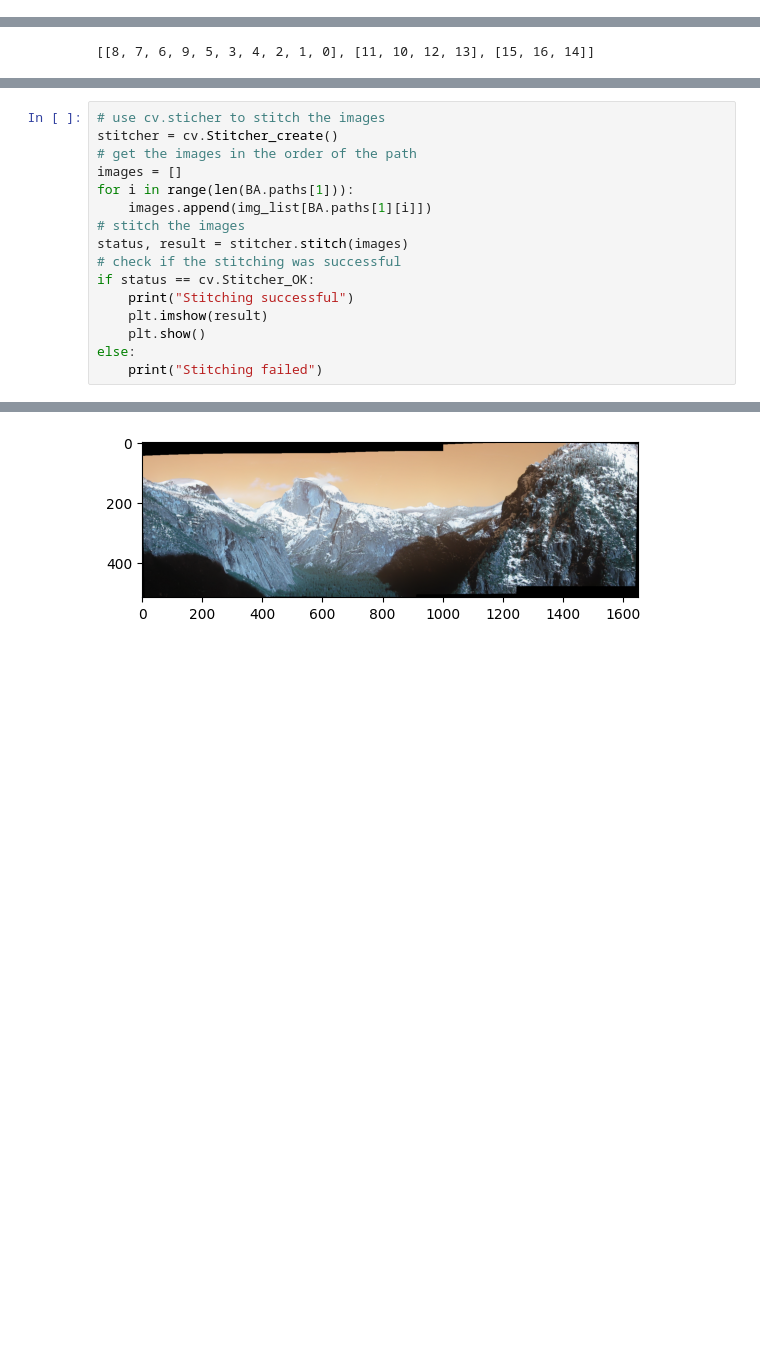
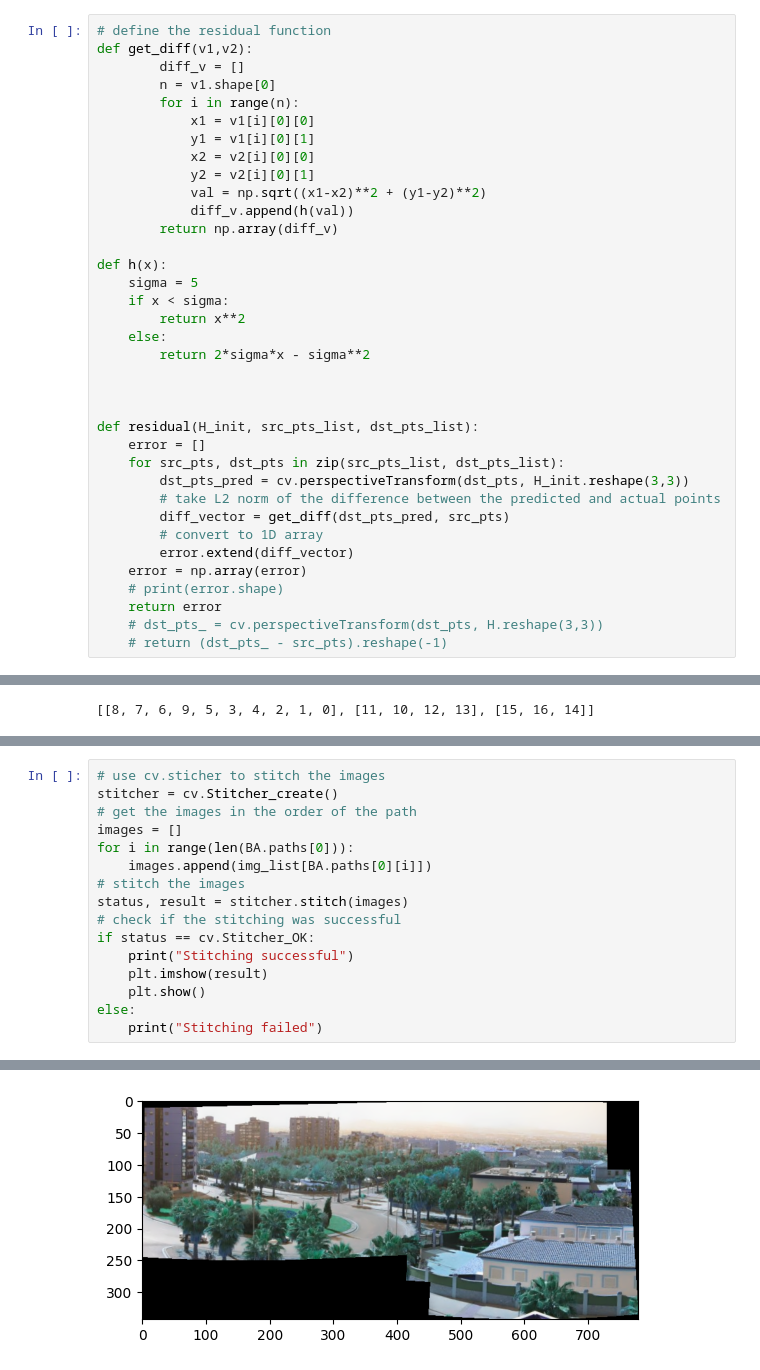
Before and after one commit to gautamxyz/Automatic-Panoramic-Image-Stitching-using-Invariant-Features, a Jupyter notebook: main.ipynb, the cells around one changed output, grey strips where cells are left out. Drawn from its saved outputs; the diff is of its cells as text; blank space fills up the shorter version.

```diff
--- a/main.ipynb
+++ b/main.ipynb
@@ -44,3 +44,39 @@ display_network(fe.adjacency_matrix)
+# %%
+# define the residual function
+def get_diff(v1,v2):
+        diff_v = []
+        n = v1.shape[0]
+        for i in range(n):
+            x1 = v1[i][0][0]
+            y1 = v1[i][0][1]
+            x2 = v2[i][0][0]
+            y2 = v2[i][0][1]
+            val = np.sqrt((x1-x2)**2 + (y1-y2)**2)
+            diff_v.append(h(val))
+        return np.array(diff_v)
+
+def h(x):
+    sigma = 5
+    if x < sigma:
+        return x**2
+    else:
+        return 2*sigma*x - sigma**2
+
+
+
+def residual(H_init, src_pts_list, dst_pts_list):
+    error = []
+    for src_pts, dst_pts in zip(src_pts_list, dst_pts_list):
+        dst_pts_pred = cv.perspectiveTransform(dst_pts, H_init.reshape(3,3))
+        # take L2 norm of the difference between the predicted and actual points
+        diff_vector = get_diff(dst_pts_pred, src_pts)
+        # convert to 1D array
+        error.extend(diff_vector)
+    error = np.array(error)
+    # print(error.shape)
+    return error
+    # dst_pts_ = cv.perspectiveTransform(dst_pts, H.reshape(3,3))
+    # return (dst_pts_ - src_pts).reshape(-1)
 # %%
 import cv2 as cv
 import numpy as np
@@ -231,19 +292,19 @@ BA.paths
 # %%
 # use cv.sticher to stitch the images
 stitcher = cv.Stitcher_create()
 # get the images in the order of the path
 images = []
-for i in range(len(BA.paths[1])):
-    images.append(img_list[BA.paths[1][i]])
+for i in range(len(BA.paths[0])):
+    images.append(img_list[BA.paths[0][i]])
 # stitch the images
 status, result = stitcher.stitch(images)
 # check if the stitching was successful
 if status == cv.Stitcher_OK:
     print("Stitching successful")
     plt.imshow(result)
     plt.show()
 else:
     print("Stitching failed")
 # %% [output]
 Stitching successful
-[figure, old version]
+[figure, new version]
```
Also changed, not shown: parts of 12 cells of this notebook, 1 other file.
